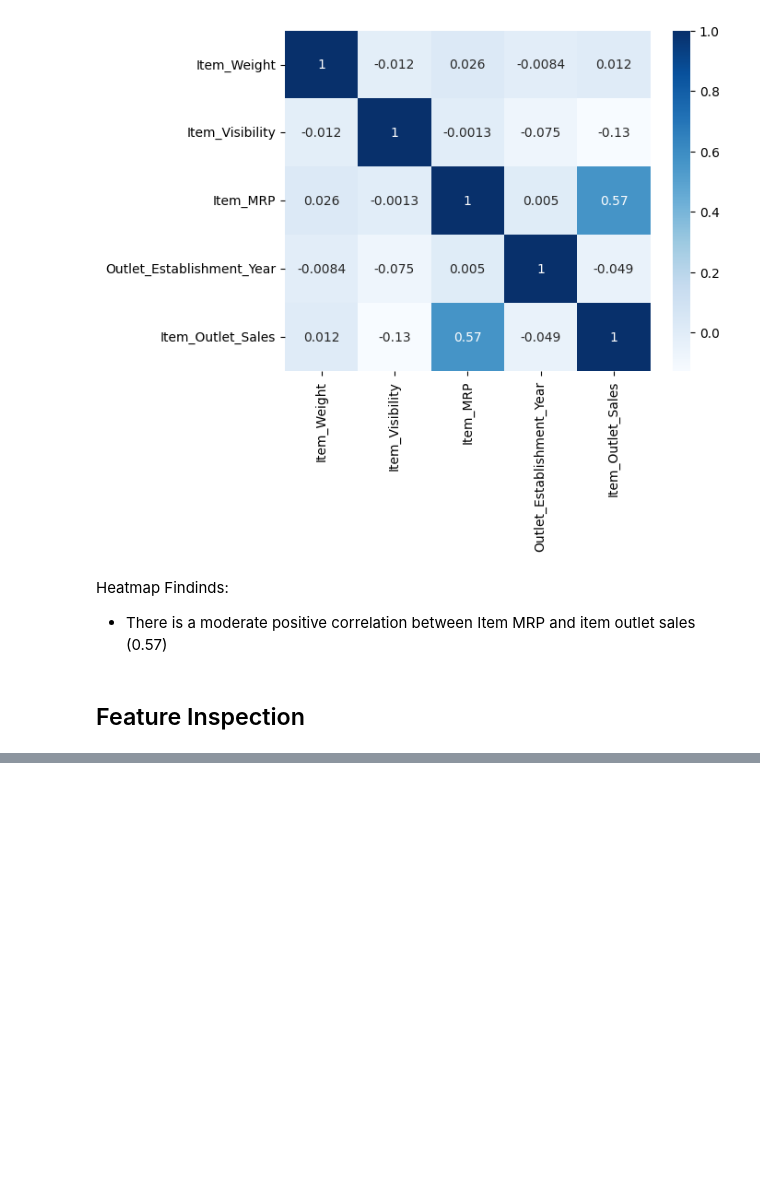
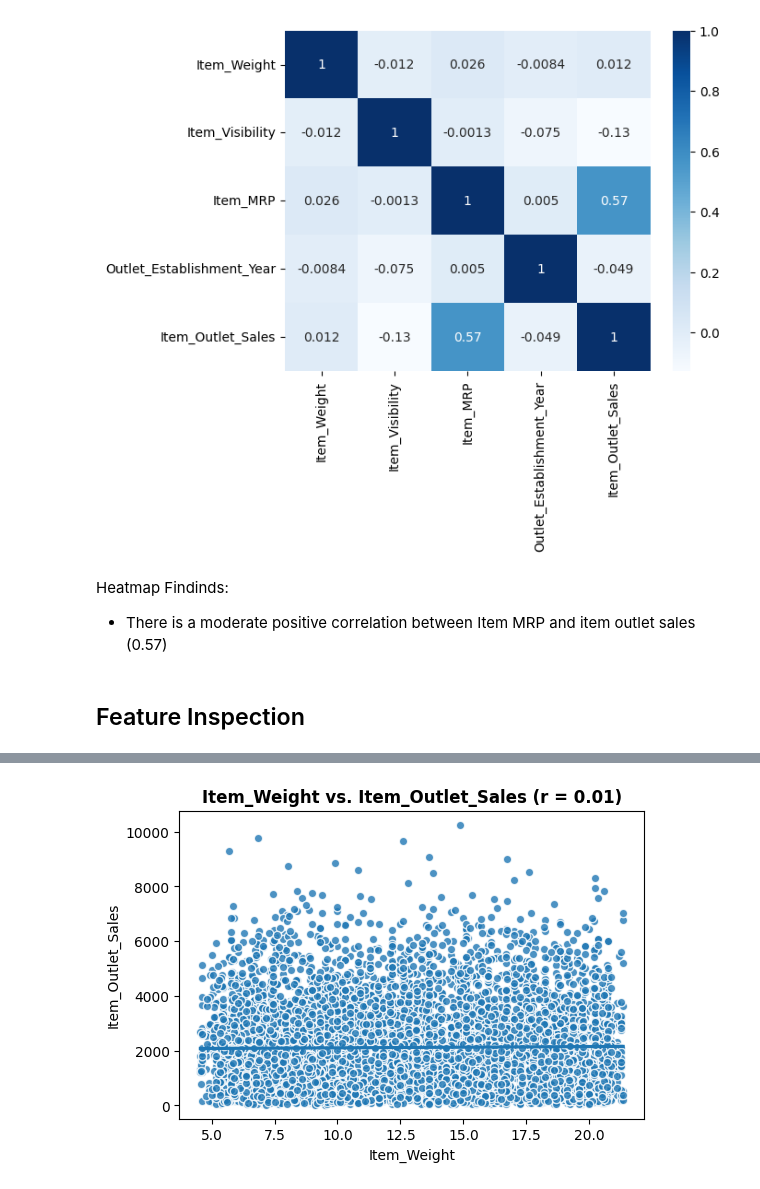
Before and after one commit to HinnHabib/Prediction-of-Product-Sales, a Jupyter notebook: Prediction_of_Product_Sales.ipynb, the cells around one changed output, grey strips where cells are left out. Drawn from its saved outputs; the diff is of its cells as text; code cells hidden in the pictures; blank space fills up the shorter version.

```diff
--- a/Prediction_of_Product_Sales.ipynb
+++ b/Prediction_of_Product_Sales.ipynb
@@ -492,0 +730,4 @@ Heatmap Findinds:
+# %%
+plot_numeric_vs_target(df_copy, feature);
+# %% [output]
+[figure, added]
```
Also changed, not shown: parts of 65 cells of this notebook.
